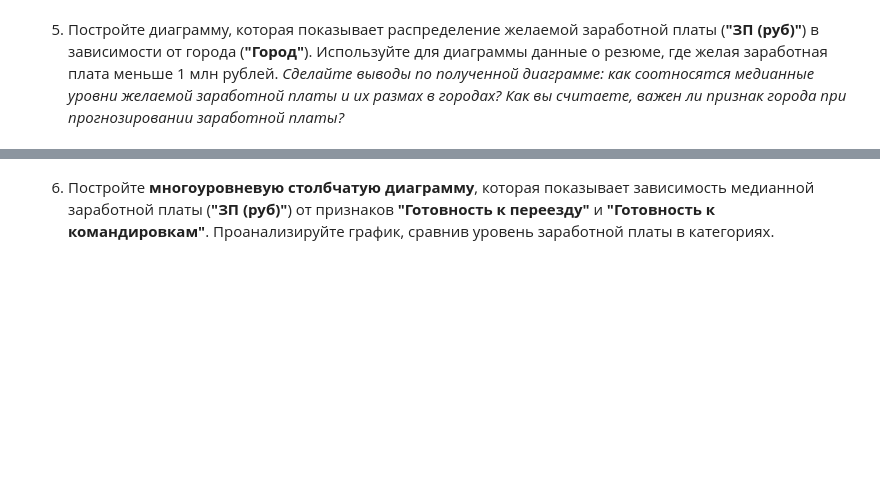
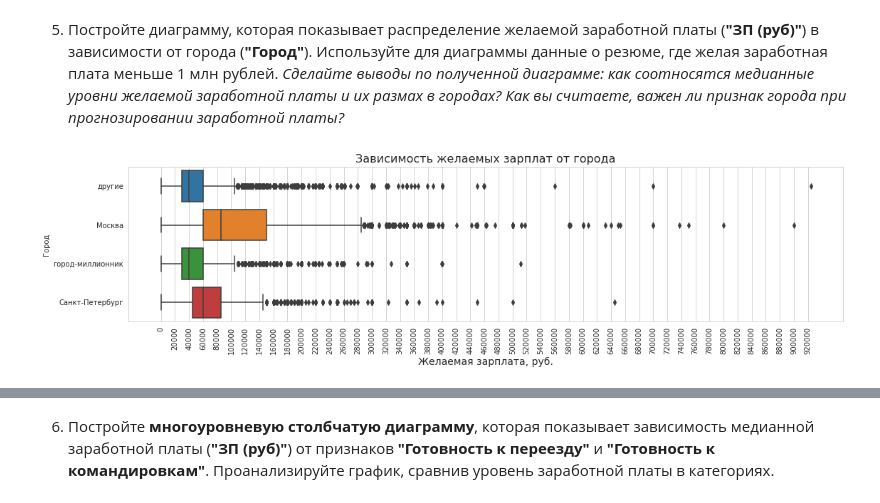
Before and after one commit to SergeyObukhov/sf_data_science, a Jupyter notebook: projekt_1/Project_1.ipynb, the cells around one changed output, grey strips where cells are left out. Drawn from its saved outputs; the diff is of its cells as text; code cells hidden in the pictures; blank space fills up the shorter version.

```diff
--- a/projekt_1/Project_1.ipynb
+++ b/projekt_1/Project_1.ipynb
@@ -309,8 +309,8 @@ def get_moving(data_string):
 
 # определяем функцию возвращающую готовность соискателя к командировкам
 def get_mission_readiness(data_string):
-    """[проверяем на наличие готовности к командировкам,
-    и возвращаем соответствующее булевое значение]
+    """[проверяем на неготовность к командировкам, потом на готовность,
+    а в остальных случаях будут пропуски, которые мы будем считать не готовностью]
 
     Args:
         data_string ([string]): [значение ризнака 'Город, переезд, командировки']
@@ -318,12 +318,18 @@ def get_mission_readiness(data_string):
     Returns:
         [bool]: [готовность соискателя к командировкам]
     """
+    ready_list = ['готов к командировкам',
+             'готова к командировкам',
+             'готов к редким командировкам',
+             'готова к редким командировкам']
     male_not_ready = 'не готов к командировкам' in data_string
     female_not_ready = 'не готова к командировкам' in data_string
     if male_not_ready or female_not_ready:
         return False
-    else:
-        return True
+    for readines in ready_list:
+        if readines in data_string:
+            return True
+    return False
 
 # создаём признаки 'Город', 'Готовность к переезду', 'Готовность к командировкам'
 hh_data['Город'] = hh_data['Город, переезд, командировки'].apply(get_city)
@@ -703,5 +705,21 @@ print(hh_df[(hh_df['Образование'] == 'среднее специаль
 5. Постройте диаграмму, которая показывает распределение желаемой заработной платы (**"ЗП (руб)"**) в зависимости от города (**"Город"**). Используйте для диаграммы данные о резюме, где желая заработная плата меньше 1 млн рублей.
 *Сделайте выводы по полученной диаграмме: как соотносятся медианные уровни желаемой заработной платы и их размах в городах? Как вы считаете, важен ли признак города при прогнозировании заработной платы?*
 # %%
-# ваш код здесь
+sns.set_style('whitegrid')
+
+fig = plt.figure(figsize=(18,4))
+plt.xticks(rotation=90)
+
+boxplot4 = sns.boxplot(
+    data=hh_df[mask_emissions],
+    x='ЗП (руб)',
+    y='Город',
+    orient='h',
+    width=0.8
+);
+boxplot4.set_title('Зависимость желаемых зарплат от города', fontsize=16);
+boxplot4.set_xlabel('Желаемая зарплата, руб.', fontsize=14);
+boxplot4.set_xticks(range(0, 940000, 20000));
+# %% [output]
+[figure, added]
 # %% [markdown]
```
Also changed, not shown: parts of 8 cells of this notebook.
